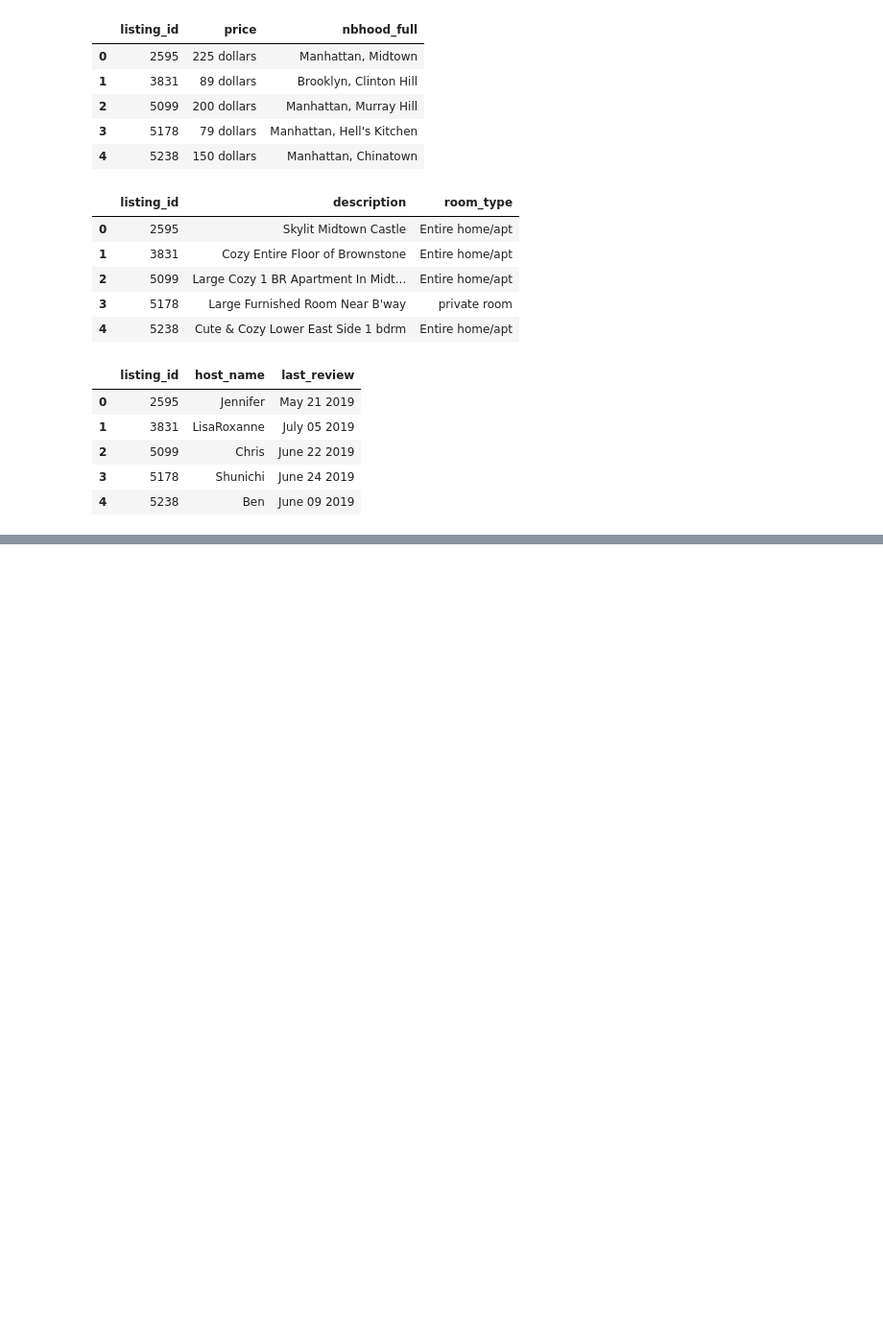
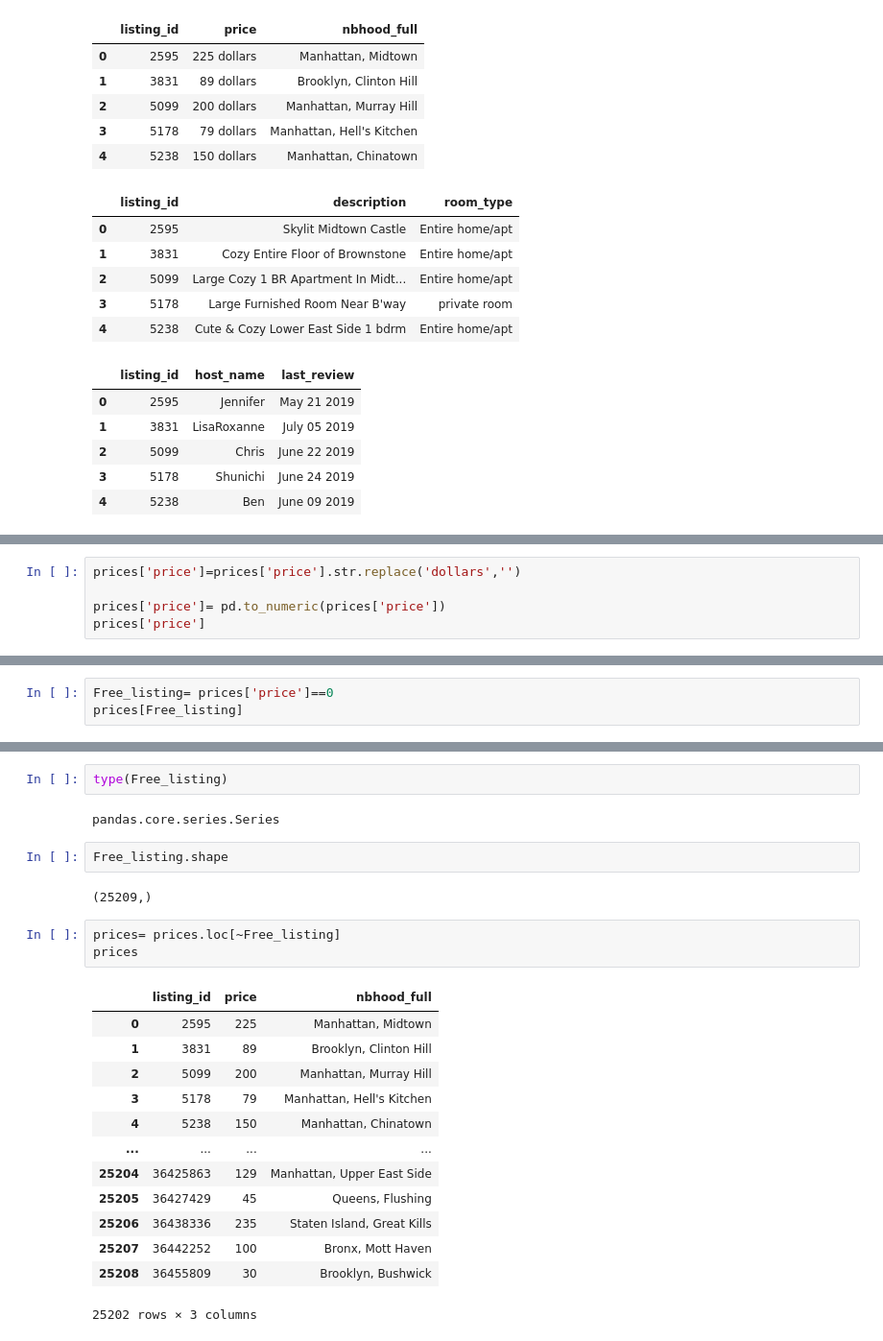
Before and after one commit to sakshijain070198/NYC-Airbnb-Market, a Jupyter notebook: NYC_Airbnb.ipynb, the cells around one changed output, grey strips where cells are left out. Shown at 96% size. Saved outputs shown, nothing was run; the diff lists cells and outputs as text; blank space fills up the shorter version.

```diff
--- a/NYC_Airbnb.ipynb
+++ b/NYC_Airbnb.ipynb
@@ -92,0 +180,5 @@ side_by_side(prices.head(), room_type.head(), reviews.head())
+# %%
+prices['price']=prices['price'].str.replace('dollars','')
+
+prices['price']= pd.to_numeric(prices['price'])
+prices['price']
@@ -92,0 +212,3 @@ side_by_side(prices.head(), room_type.head(), reviews.head())
+# %%
+Free_listing= prices['price']==0
+prices[Free_listing]
@@ -92,0 +224,25 @@ side_by_side(prices.head(), room_type.head(), reviews.head())
+# %%
+type(Free_listing)
+# %% [output]
+pandas.core.series.Series
+# %%
+Free_listing.shape
+# %% [output]
+(25209,)
+# %%
+prices= prices.loc[~Free_listing]
+prices
+# %% [output]
+|  | listing_id | price | nbhood_full |
+| 0 | 2595 | 225 | Manhattan, Midtown |
+| 1 | 3831 | 89 | Brooklyn, Clinton Hill |
+| 2 | 5099 | 200 | Manhattan, Murray Hill |
+| 3 | 5178 | 79 | Manhattan, Hell's Kitchen |
+| 4 | 5238 | 150 | Manhattan, Chinatown |
+| ... | ... | ... | ... |
+| 25204 | 36425863 | 129 | Manhattan, Upper East Side |
+| 25205 | 36427429 | 45 | Queens, Flushing |
+| 25206 | 36438336 | 235 | Staten Island, Great Kills |
+| 25207 | 36442252 | 100 | Bronx, Mott Haven |
+| 25208 | 36455809 | 30 | Brooklyn, Bushwick |
+25202 rows × 3 columns
```
Also changed, not shown: parts of 28 cells of this notebook.
